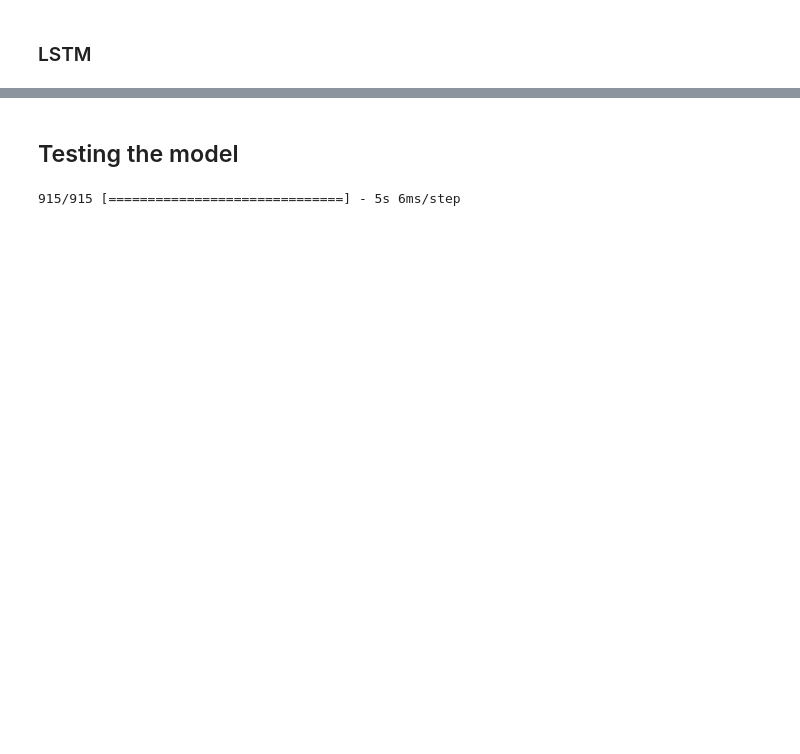
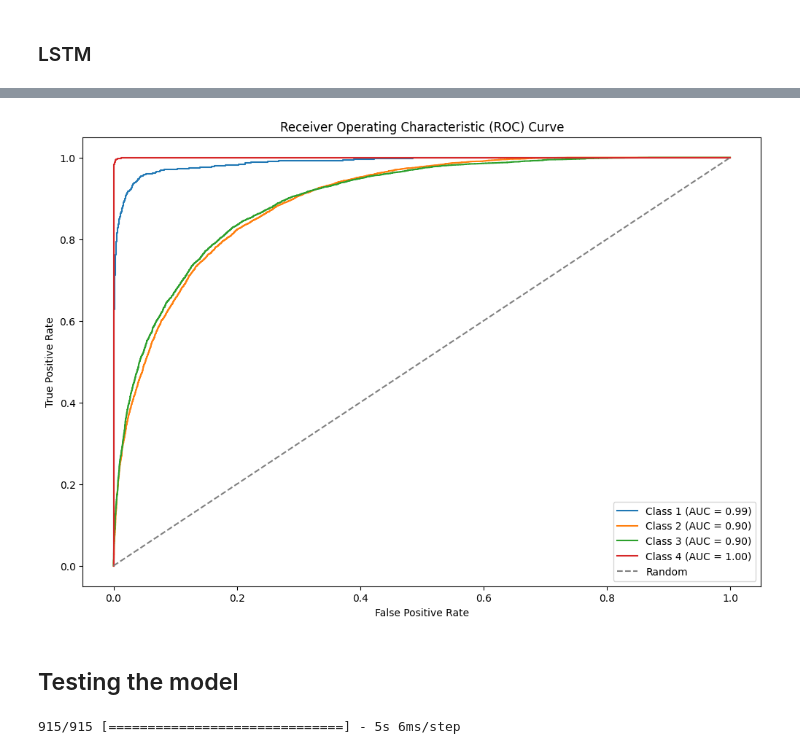
Before and after one commit to TheoLafond/Energy_fault_detection, a Jupyter notebook: main.ipynb, the cells around one changed output, grey strips where cells are left out. Drawn from its saved outputs; the diff is of its cells as text; code cells hidden in the pictures; blank space fills up the shorter version.

```diff
--- a/main.ipynb
+++ b/main.ipynb
@@ -100,0 +122,30 @@ Epoch 5/5
+# %%
+## Plot ROC curve
+y_pred_prob = model.predict(X_train)
+
+# Assuming y_train is one-hot encoded, convert it to integer labels
+y_train_int = np.argmax(y_train, axis=1)
+num_classes=4
+# Compute ROC curve and ROC area for each class
+fpr = dict()
+tpr = dict()
+roc_auc = dict()
+for i in range(num_classes):
+    fpr[i], tpr[i], _ = roc_curve(y_train_int == i, y_pred_prob[:, i])
+    roc_auc[i] = auc(fpr[i], tpr[i])
+
+# Plot ROC curve
+plt.figure(figsize=(12, 8))
+for i in range(num_classes):
+    plt.plot(fpr[i], tpr[i], label=f'Class {i+1} (AUC = {roc_auc[i]:.2f})')
+
+# Plot the 50% line (random classifier)
+plt.plot([0, 1], [0, 1], linestyle='--', color='gray', label='Random')
+
+# Set labels and title
+plt.xlabel('False Positive Rate')
+plt.ylabel('True Positive Rate')
+plt.title('Receiver Operating Characteristic (ROC) Curve')
+plt.legend()
+plt.show()
+# %% [output]
@@ -101,3 +153,4 @@ Epoch 5/5
+[figure, added]
 # %% [markdown]
 ## Testing the model
 # %%
```
Also changed, not shown: parts of 21 cells of this notebook.
